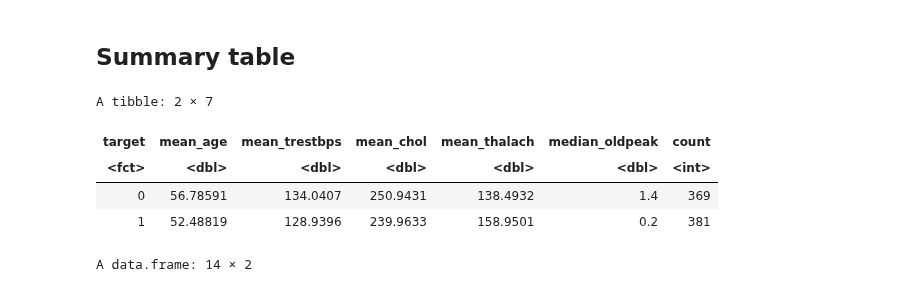
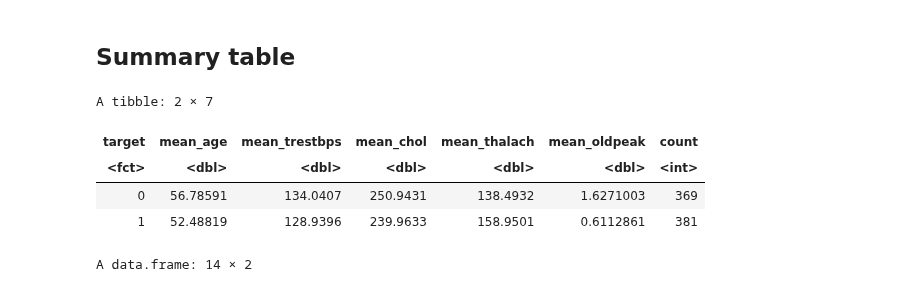
Before and after one commit to carriexu26/DSCI-Group-Project, a Jupyter notebook: heart_disease.ipynb, the cells around one changed output. Drawn from its saved outputs; the diff is of its cells as text; code cells hidden in the pictures.

```diff
--- a/heart_disease.ipynb
+++ b/heart_disease.ipynb
@@ -181,19 +181,19 @@ oldpeak_plot
 # %%
 summary_table <- heart_train |>
     group_by(target) |>
     summarize(mean_age = mean(age, na.rm = TRUE),
               mean_trestbps = mean(trestbps,na.rm = TRUE),
               mean_chol = mean(chol,na.rm = TRUE),
               mean_thalach = mean(thalach,na.rm = TRUE),
-              median_oldpeak = median(oldpeak,na.rm = TRUE),
+              mean_oldpeak = mean(oldpeak,na.rm = TRUE),
               count = n())
 summary_table
 # %% [output]
 A tibble: 2 × 7
-| target | mean_age | mean_trestbps | mean_chol | mean_thalach | median_oldpeak | count |
+| target | mean_age | mean_trestbps | mean_chol | mean_thalach | mean_oldpeak | count |
 | <fct> | <dbl> | <dbl> | <dbl> | <dbl> | <dbl> | <int> |
-| 0 | 56.78591 | 134.0407 | 250.9431 | 138.4932 | 1.4 | 369 |
-| 1 | 52.48819 | 128.9396 | 239.9633 | 158.9501 | 0.2 | 381 |
+| 0 | 56.78591 | 134.0407 | 250.9431 | 138.4932 | 1.6271003 | 369 |
+| 1 | 52.48819 | 128.9396 | 239.9633 | 158.9501 | 0.6112861 | 381 |
 # %%
 missing_table <- data.frame(Column_Names = colnames(heart_train),
                             Missing_Values = colSums(is.na(heart_train)))
```
Also changed, not shown: parts of 12 cells of this notebook.
